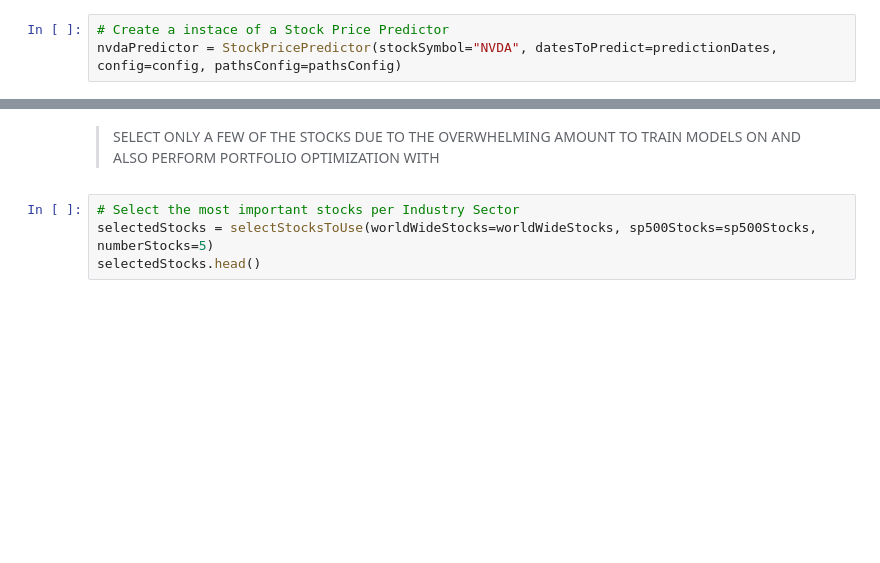
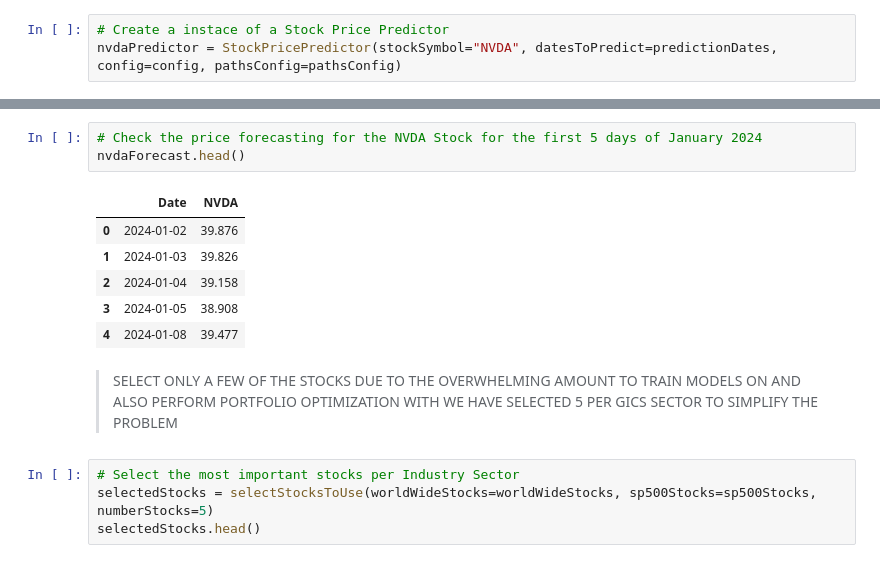
Before and after one commit to EstevesX10/SP500-Stock-Forecasting-and-Optimization, a Jupyter notebook: SP500 Stock Forecasting and Optimization/SP500 Stock Price Forecasting and Optimization.ipynb, the cells around one changed output, grey strips where cells are left out. Drawn from its saved outputs; the diff is of its cells as text; blank space fills up the shorter version.

```diff
--- a/SP500 Stock Forecasting and Optimization/SP500 Stock Price Forecasting and Optimization.ipynb
+++ b/SP500 Stock Forecasting and Optimization/SP500 Stock Price Forecasting and Optimization.ipynb
@@ -295,5 +301,16 @@ nvdaPredictor = StockPricePredictor(stockSymbol="NVDA", datesToPredict=predictio
+# %%
+# Check the price forecasting for the NVDA Stock for the first 5 days of January 2024
+nvdaForecast.head()
+# %% [output]
+|  | Date | NVDA |
+| 0 | 2024-01-02 | 39.876 |
+| 1 | 2024-01-03 | 39.826 |
+| 2 | 2024-01-04 | 39.158 |
+| 3 | 2024-01-05 | 38.908 |
+| 4 | 2024-01-08 | 39.477 |
 # %% [markdown]
 > SELECT ONLY A FEW OF THE STOCKS DUE TO THE OVERWHELMING AMOUNT TO TRAIN MODELS ON AND ALSO PERFORM PORTFOLIO OPTIMIZATION WITH
+> WE HAVE SELECTED 5 PER GICS SECTOR TO SIMPLIFY THE PROBLEM
 # %%
 # Select the most important stocks per Industry Sector
 selectedStocks = selectStocksToUse(worldWideStocks=worldWideStocks, sp500Stocks=sp500Stocks, numberStocks=5)
```
Also changed, not shown: parts of 27 cells of this notebook.
